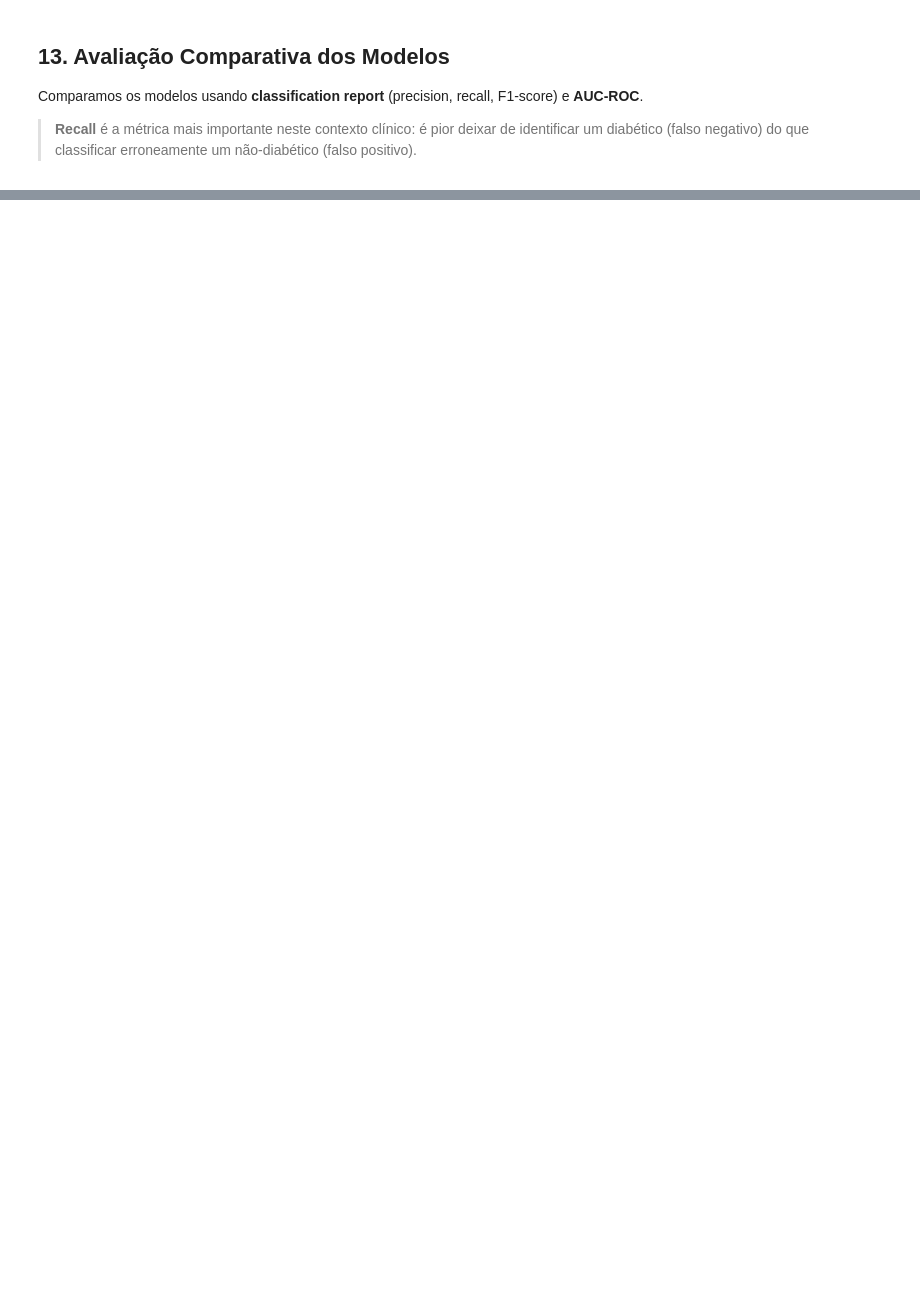
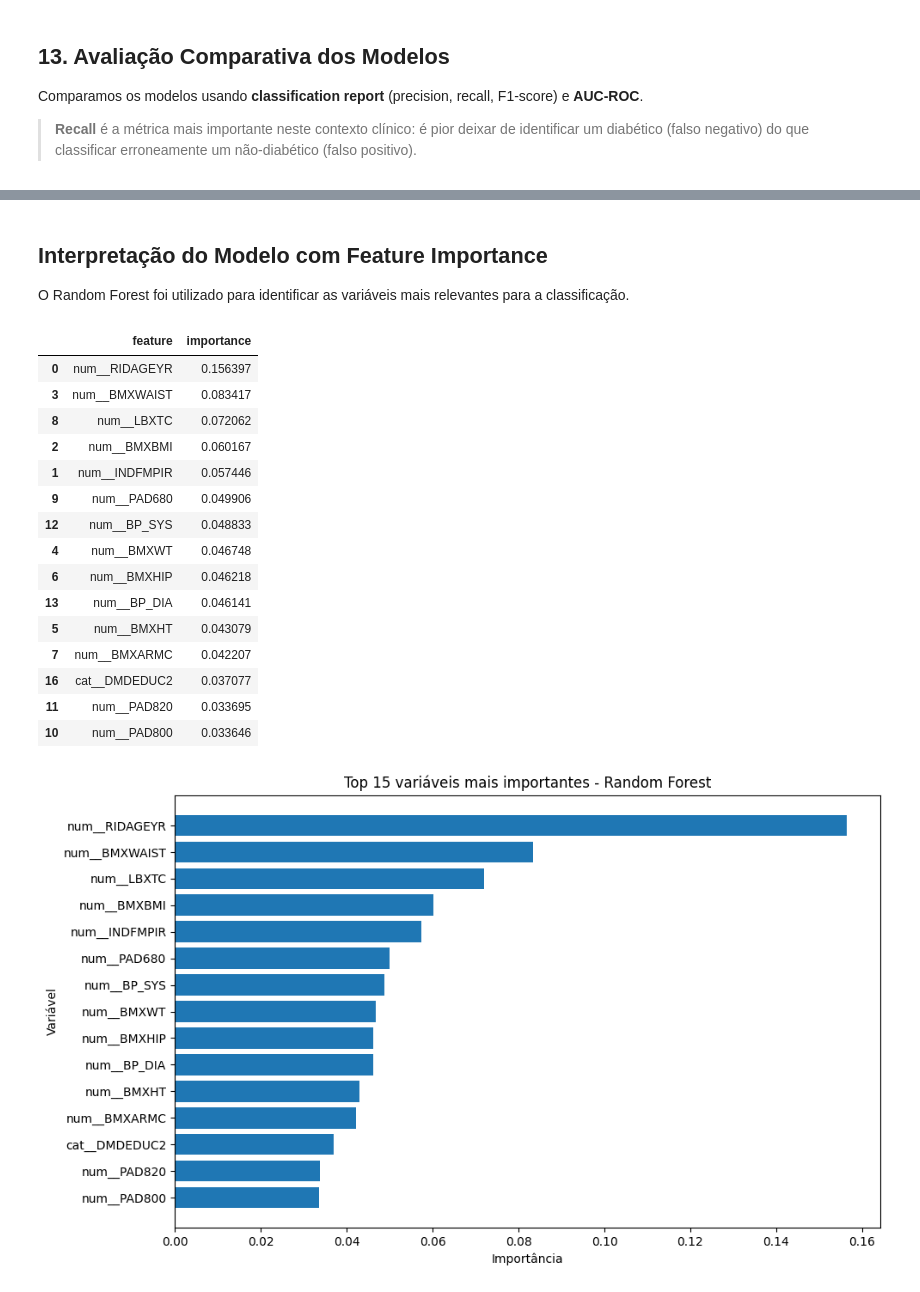
Before and after one commit to RenanAmaral/FIAP-9IADT-diabetes-prediction, a Jupyter notebook: src/modelo.ipynb, the cells around one changed output, grey strips where cells are left out. Cells and saved outputs as stored; diff of their text form; code cells hidden in the pictures; blank space fills up the shorter version.

```diff
--- a/src/modelo.ipynb
+++ b/src/modelo.ipynb
@@ -485,0 +539,45 @@ AUC-ROC: 0.8216
+# %% [markdown]
+## Interpretação do Modelo com Feature Importance
+
+O Random Forest foi utilizado para identificar as variáveis mais relevantes para a classificação.
+# %%
+
+import pandas as pd
+import matplotlib.pyplot as plt
+
+rf_model = rf_pipeline.named_steps["classifier"]
+feature_names = rf_pipeline.named_steps["preprocessor"].get_feature_names_out()
+importances = rf_model.feature_importances_
+
+df_importance = pd.DataFrame({
+    "feature": feature_names,
+    "importance": importances
+}).sort_values("importance", ascending=False)
+
+display(df_importance.head(15))
+
+plt.figure(figsize=(10, 6))
+plt.barh(df_importance["feature"].head(15)[::-1], df_importance["importance"].head(15)[::-1])
+plt.xlabel("Importância")
+plt.ylabel("Variável")
+plt.title("Top 15 variáveis mais importantes - Random Forest")
+plt.tight_layout()
+plt.show()
+# %% [output]
+|  | feature | importance |
+| 0 | num__RIDAGEYR | 0.156397 |
+| 3 | num__BMXWAIST | 0.083417 |
+| 8 | num__LBXTC | 0.072062 |
+| 2 | num__BMXBMI | 0.060167 |
+| 1 | num__INDFMPIR | 0.057446 |
+| 9 | num__PAD680 | 0.049906 |
+| 12 | num__BP_SYS | 0.048833 |
+| 4 | num__BMXWT | 0.046748 |
+| 6 | num__BMXHIP | 0.046218 |
+| 13 | num__BP_DIA | 0.046141 |
+| 5 | num__BMXHT | 0.043079 |
+| 7 | num__BMXARMC | 0.042207 |
+| 16 | cat__DMDEDUC2 | 0.037077 |
+| 11 | num__PAD820 | 0.033695 |
+| 10 | num__PAD800 | 0.033646 |
+[figure, added]
```
Also changed, not shown: parts of 11 cells of this notebook, 6 other files.
